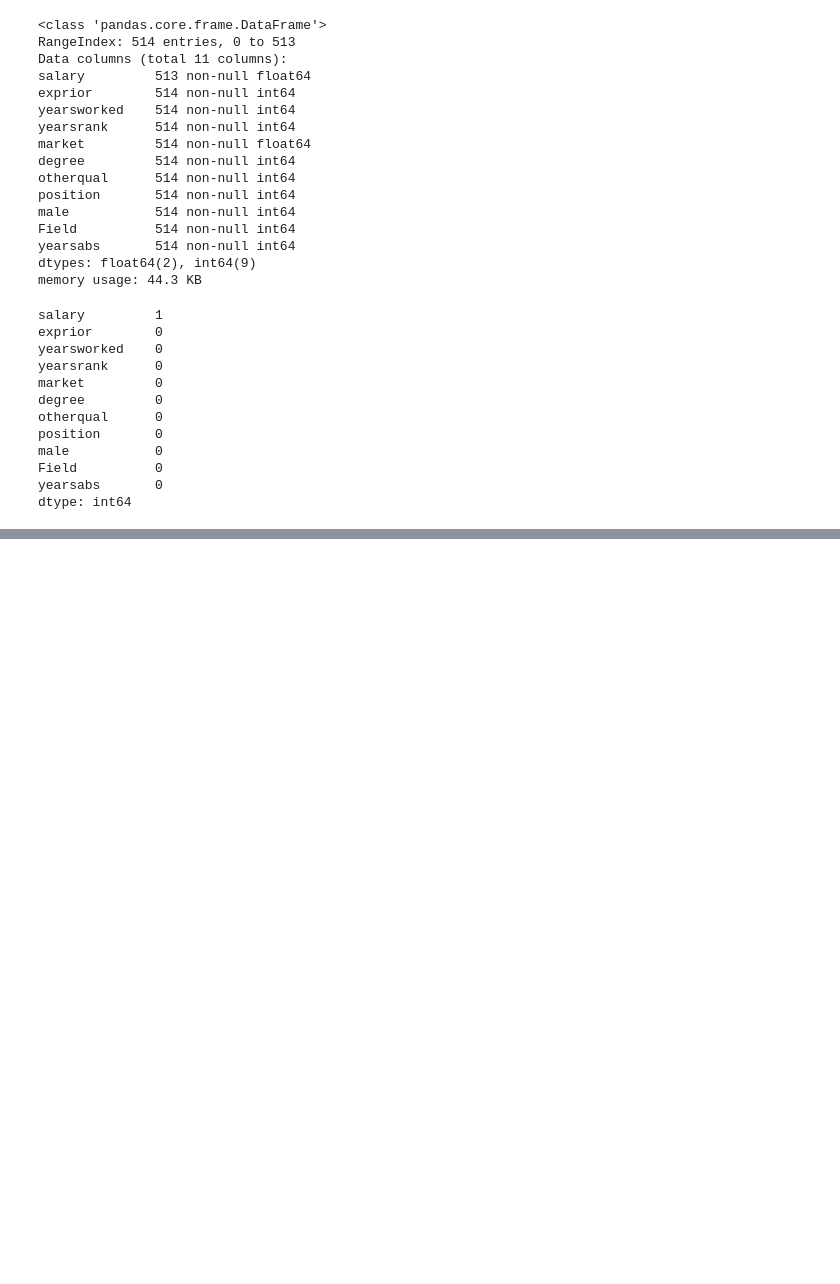
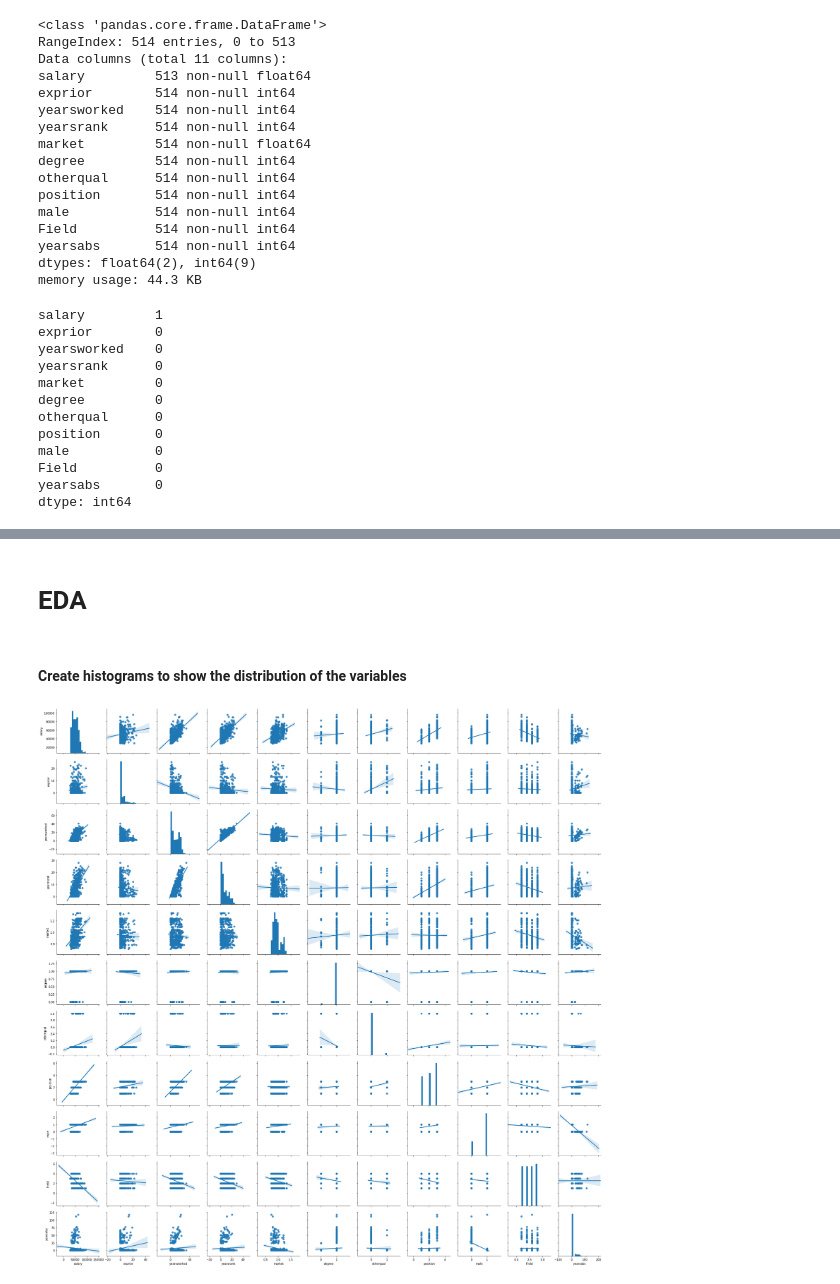
Before and after one commit to codeART96/CROSS-VALIDATION-and-SIMPLE-LINEAR-REGRESSION, a Jupyter notebook: Untitled.ipynb, the cells around one changed output, grey strips where cells are left out. Drawn from its saved outputs; the diff is of its cells as text; code cells hidden in the pictures; blank space fills up the shorter version.

```diff
--- a/Untitled.ipynb
+++ b/Untitled.ipynb
@@ -92,0 +139,8 @@ salary_df
+# %% [markdown]
+# EDA
+# %% [markdown]
+#### Create histograms to show the distribution of the variables
+# %%
+g = sns.pairplot(salary_df, kind='reg')
+# %% [output]
+[figure, added]
```
Also changed, not shown: parts of 35 cells of this notebook, 1 other file.
